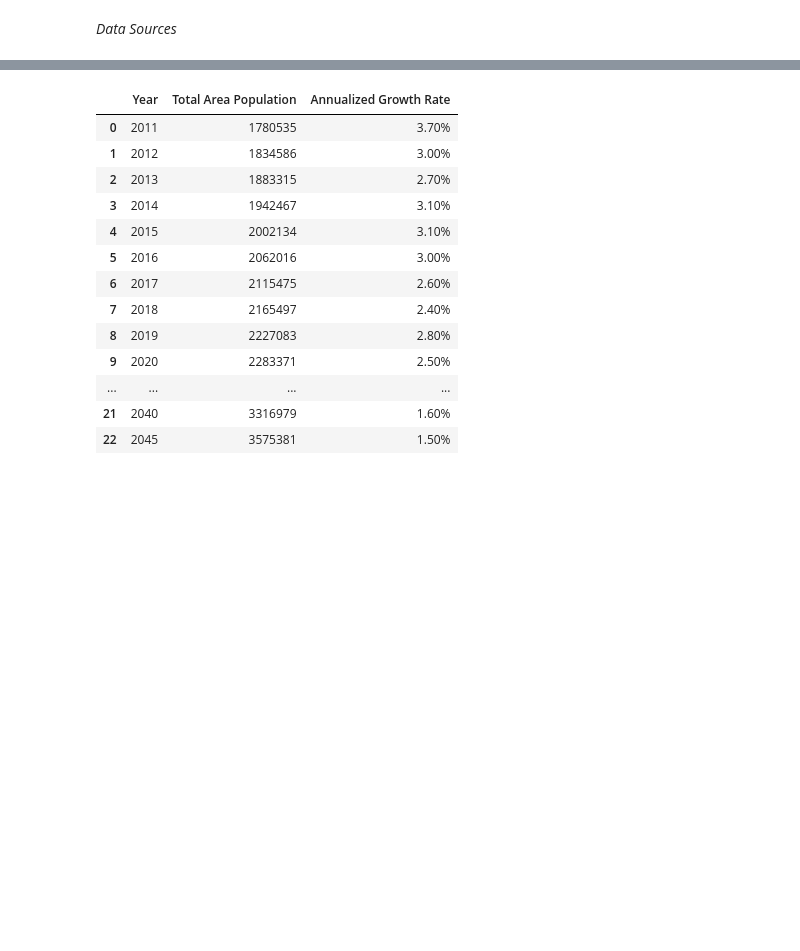
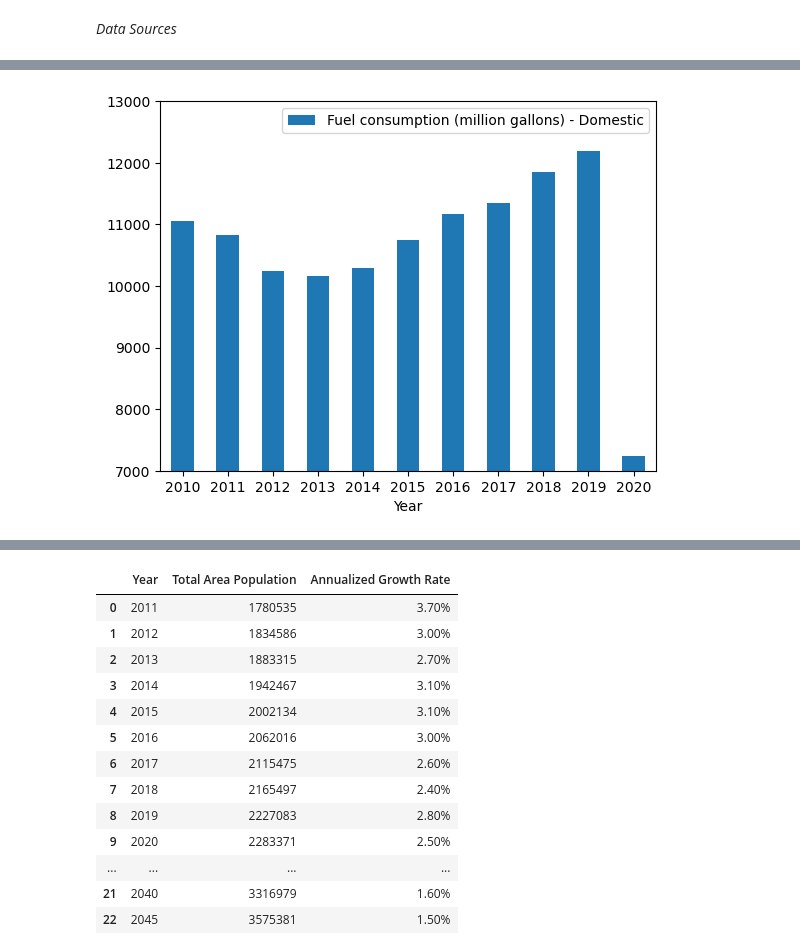
Before and after one commit to bennettnorth/Group-5-Project-1, a Jupyter notebook: Project File.ipynb, the cells around one changed output, grey strips where cells are left out. Drawn from its saved outputs; the diff is of its cells as text; code cells hidden in the pictures; blank space fills up the shorter version.

```diff
--- a/Project File.ipynb
+++ b/Project File.ipynb
@@ -51,2 +54,9 @@ planes_fuel_df
+# %%
+planes_fuel_bar = pd.DataFrame({'Year':['2010','2011','2012','2013','2014','2015','2016','2017','2018','2019','2020'], 'Fuel consumption (million gallons) - Domestic':[11057, 10828, 10238, 10156, 10293, 10741, 11167, 11340, 11849, 12184, 7233]})
+plane_fuel_ax = planes_fuel_bar.plot.bar(x='Year', y='Fuel consumption (million gallons) - Domestic', rot=0)
+plt.ylim(7000,13000)
+plt.show()
+# %% [output]
+[figure, added]
 # %%
 # read TRAIN fuel csv file and create dataframe
```
Also changed, not shown: parts of 6 cells of this notebook.
